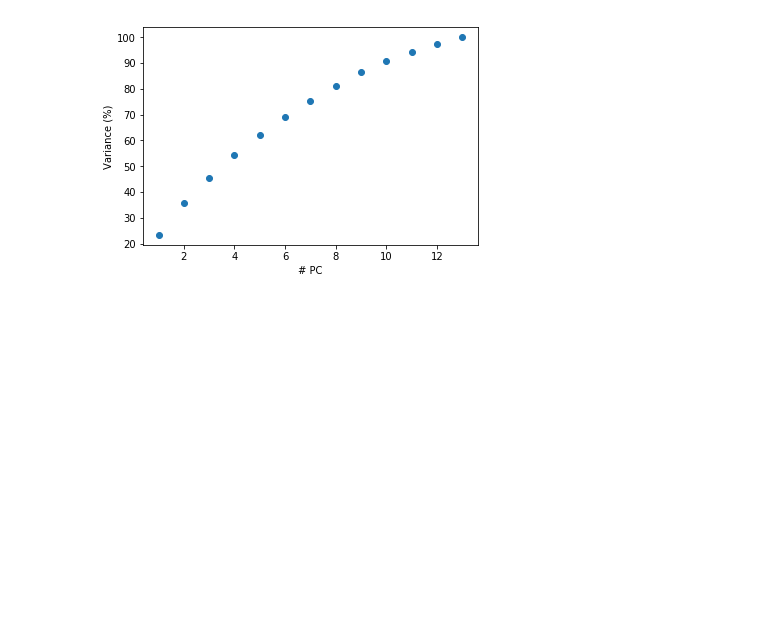
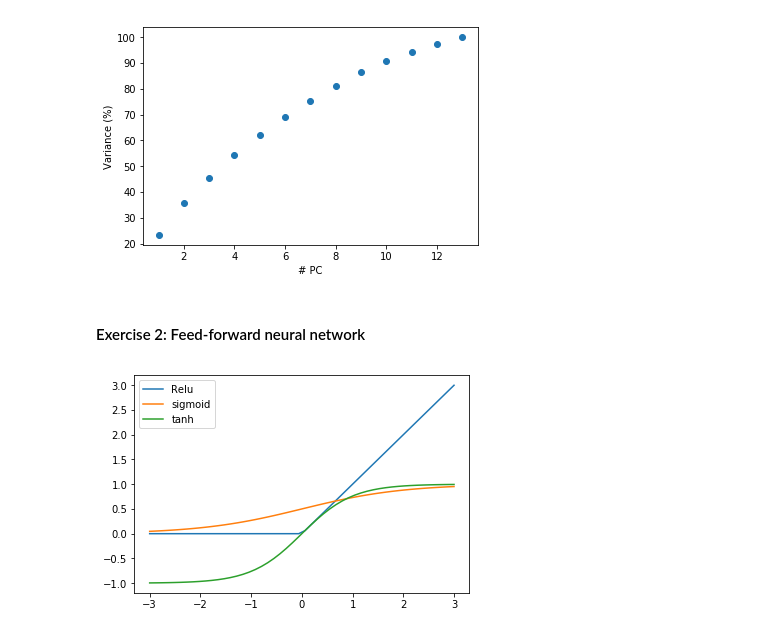
Before and after one commit to Satin21/Linear-Algebra-and-optimization-for-machine-learning, a Jupyter notebook: Sathish/project_2.ipynb, the cells around one changed output. Cells and saved outputs as stored; diff of their text form; code cells hidden in the pictures; blank space fills up the shorter version.

Commit message:
exercise2

```diff
--- a/Sathish/project_2.ipynb
+++ b/Sathish/project_2.ipynb
@@ -52,3 +56,5 @@ plt.xlabel('# PC')
 # %% [output]
 Text(0.5, 0, '# PC')
 [figure]
+# %% [markdown]
+#### Exercise 2: Feed-forward neural network
@@ -54,0 +97,18 @@ Text(0.5, 0, '# PC')
+# %%
+# NON-LINEAR ACTIVATION FUNCTON
+# RELU
+relu = lambda x: max(0, x)
+# SIGMOID
+sigmoid = lambda x: 1 / (1 + np.exp(-x))
+# TANH
+tanh = lambda x: (np.exp(x) - np.exp(-x))/(np.exp(x) + np.exp(-x))
+# %%
+x = np.linspace(-3, 3)
+x = x[x!=0]
+# %%
+plt.plot(x, list(map(relu, x)), label = 'Relu');
+plt.plot(x, list(map(sigmoid, x)), label = 'sigmoid');
+plt.plot(x, list(map(tanh, x)), label = 'tanh');
+plt.legend();
+# %% [output]
+[figure, added]
```
Also changed, not shown: parts of 9 cells of this notebook.
